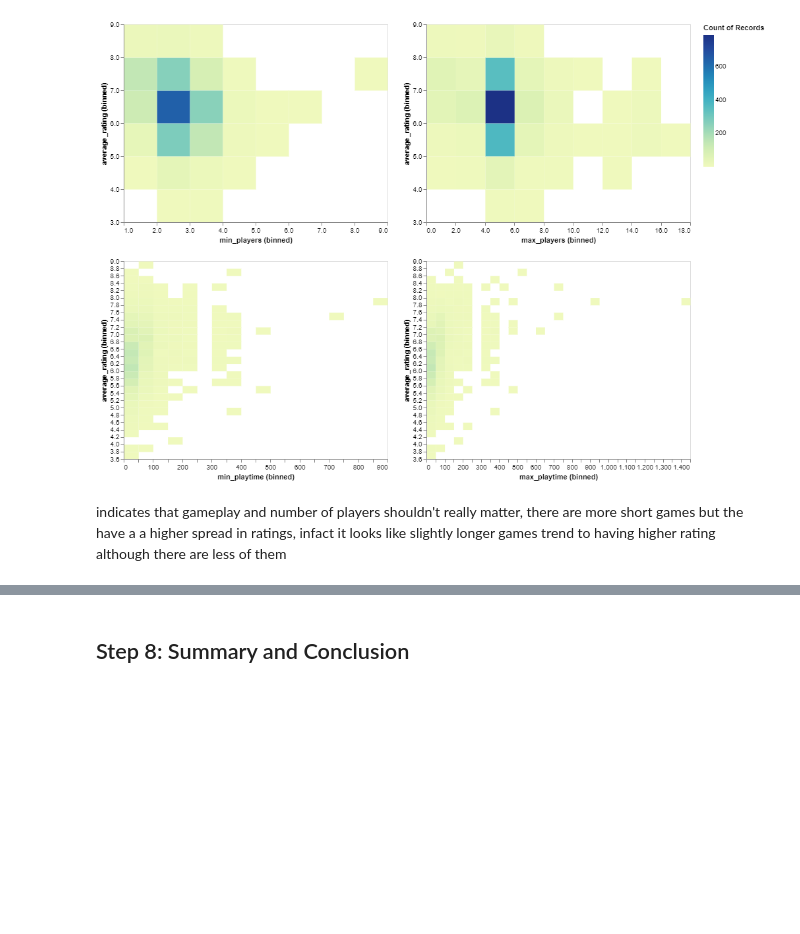
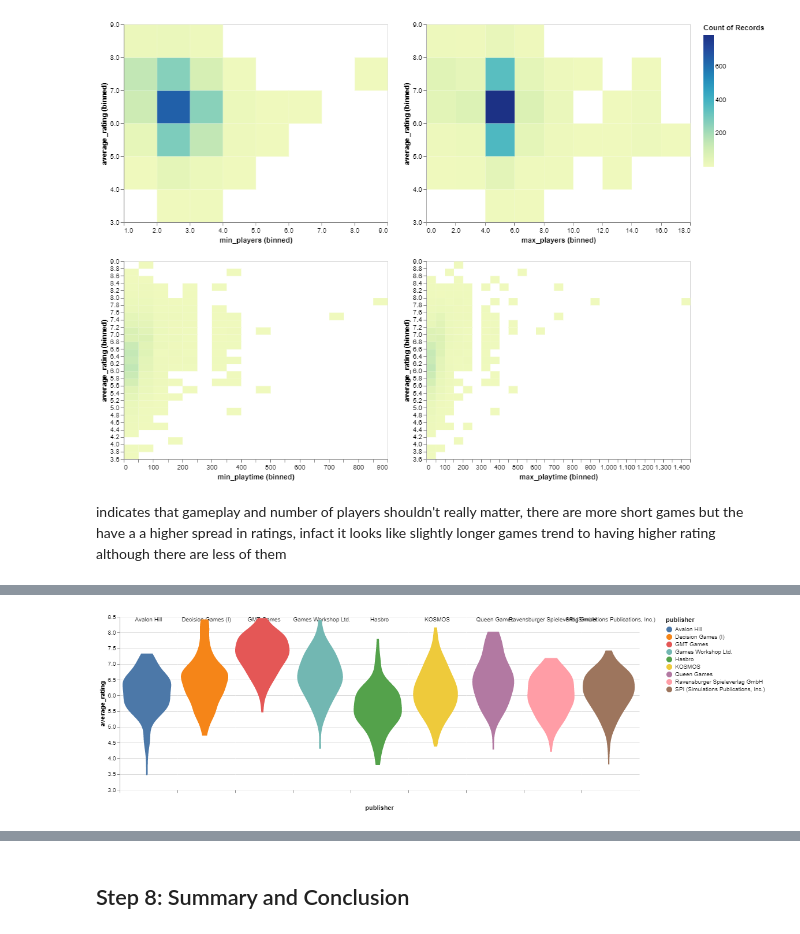
Before and after one commit to ubco-mds-2020-labs/data-550-project2-group-14, a Jupyter notebook: boardgame_EDA.ipynb, the cells around one changed output, grey strips where cells are left out. Drawn from its saved outputs; the diff is of its cells as text; code cells hidden in the pictures; blank space fills up the shorter version.

```diff
--- a/boardgame_EDA.ipynb
+++ b/boardgame_EDA.ipynb
@@ -185,3 +197,8 @@ features_df_3 = features_df_2[(features_df_2['min_playtime'] <= 1000) & (feature
+# %%
+v = boardgame_data.publisher.value_counts()
+publish_gt_10 = boardgame_data[boardgame_data.publisher.isin(v.index[v.gt(10)])]
+top_publishers = set(v[0:9].index)
+top_10_publishers_by_count = boardgame_data[boardgame_data["publisher"].isin(top_publishers)]
 # %% [markdown]
 ## Step 6: Research Questions
 # %% [markdown]
@@ -285,0 +346,41 @@ indicates that gameplay and number of players shouldn't really matter, there are
+# %%
+# alt.Chart(top_10_publishers_by_count).mark_bar().encode(
+#     alt.X("average_rating", bin=False),
+#     y='count()',
+#     facet=alt.Facet('publisher', columns=3)
+# )
+
+
+alt.Chart(top_10_publishers_by_count).transform_density(
+    'average_rating',
+    as_=['average_rating', 'density'],
+    groupby=['publisher']
+).mark_area(orient='horizontal').encode(
+    y='average_rating:Q',
+    color='publisher:N',
+    x=alt.X(
+        'density:Q',
+        stack='center',
+        impute=None,
+        title=None,
+        axis=alt.Axis(labels=False, values=[0],grid=False, ticks=True),
+    ),
+    column=alt.Column(
+        'publisher:N',
+        header=alt.Header(
+            titleOrient='bottom',
+            labelOrient='bottom',
+            labelPadding=0,
+        ),
+    )
+).properties(
+    width=100
+).configure_facet(
+    spacing=0
+).configure_view(
+    stroke=None
+)
+# Title, top publishers by number of games published
+# Needs cleaning omg
+# %% [output]
+[figure, added]
```
Also changed, not shown: parts of 20 cells of this notebook, 1 other file.
